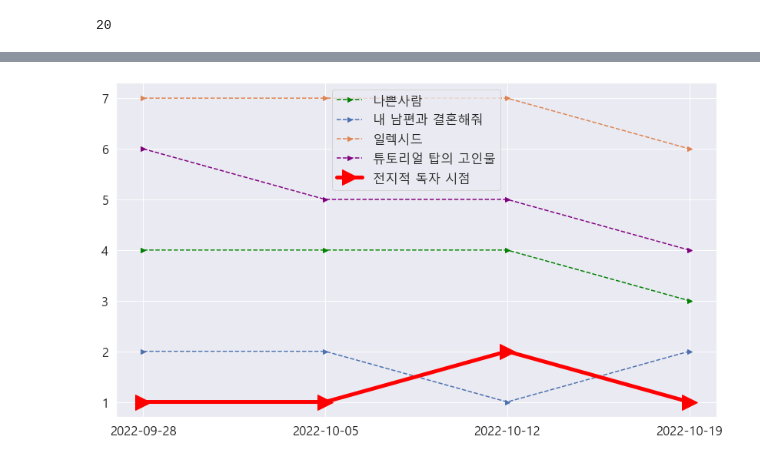
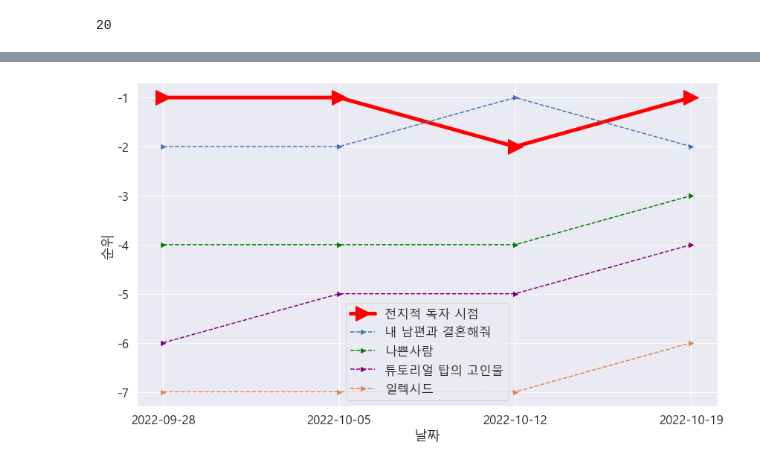
Before and after one commit to jiyaa29/Multicampus-Weekly-Project, a Jupyter notebook: 인기 순위 파일/1. 수요 웹툰 차트 순위 추이 분석.ipynb, the cells around one changed output, grey strips where cells are left out. Drawn from its saved outputs; the diff is of its cells as text; code cells hidden in the pictures.

```diff
--- a/인기 순위 파일/1. 수요 웹툰 차트 순위 추이 분석.ipynb
+++ b/인기 순위 파일/1. 수요 웹툰 차트 순위 추이 분석.ipynb
@@ -210,0 +217,5 @@ df['corp'] = ['A']*7 + ['B']*7 + ['C']*7 ## 회사명
+# %%
+change={1:-1,2:-2,3:-3,4:-4,5:-5,6:-6,7:-7}
+
+df3=df3.replace({'순위':change})
+df3
@@ -215,34 +244,37 @@ a_visits = a_df['순위']
 days = a_df['날짜']
 
 b_df = df3.query('작품명=="내 남편과 결혼해줘"')
 b_visits = b_df['순위']
 
 c_df = df3.query('작품명=="일렉시드"')
 c_visits = c_df['순위']
 
 d_df = df3.query('작품명=="튜토리얼 탑의 고인물"')
 d_visits = d_df['순위']
 
 e_df = df3.query('작품명=="전지적 독자 시점"')
 e_visits = e_df['순위']
 
 
 
 
 fig = plt.figure(figsize=(14,8)) ## 캔버스 생성
 fig.set_facecolor('white') ## 캔버스 색상 설정
 ax = fig.add_subplot() ## 그림 뼈대(프레임) 생성
 
+ax.plot(days,e_visits,marker='>',markersize=20,label='전지적 독자 시점',linewidth=5,color='red')
+ax.plot(days,b_visits,marker='>',linestyle='dashed',label='내 남편과 결혼해줘')
 ax.plot(days,a_visits,marker='>',linestyle='dashed',label='나쁜사람',color='green') ## 선그래프 생성
-ax.plot(days,b_visits,marker='>',linestyle='dashed',label='내 남편과 결혼해줘')
+ax.plot(days,d_visits,marker='>',linestyle='dashed',label='튜토리얼 탑의 고인물',color='purple')
 ax.plot(days,c_visits,marker='>',linestyle='dashed',label='일렉시드')
-ax.plot(days,d_visits,marker='>',linestyle='dashed',label='튜토리얼 탑의 고인물',color='purple')
-ax.plot(days,e_visits,marker='>',markersize=20,label='전지적 독자 시점',linewidth=5,color='red')
 
+
+plt.xlabel('날짜')
+plt.ylabel('순위')
 plt.legend(loc='lower right')
 ax.legend() ## 범례
 
 # plt.title('수요 웹툰 차트 순위 추이',fontsize=40) ## 타이틀 설정
 plt.show()
 # %% [output]
-[figure, old version]
+[figure, new version]
```
Also changed, not shown: parts of 5 cells of this notebook.
